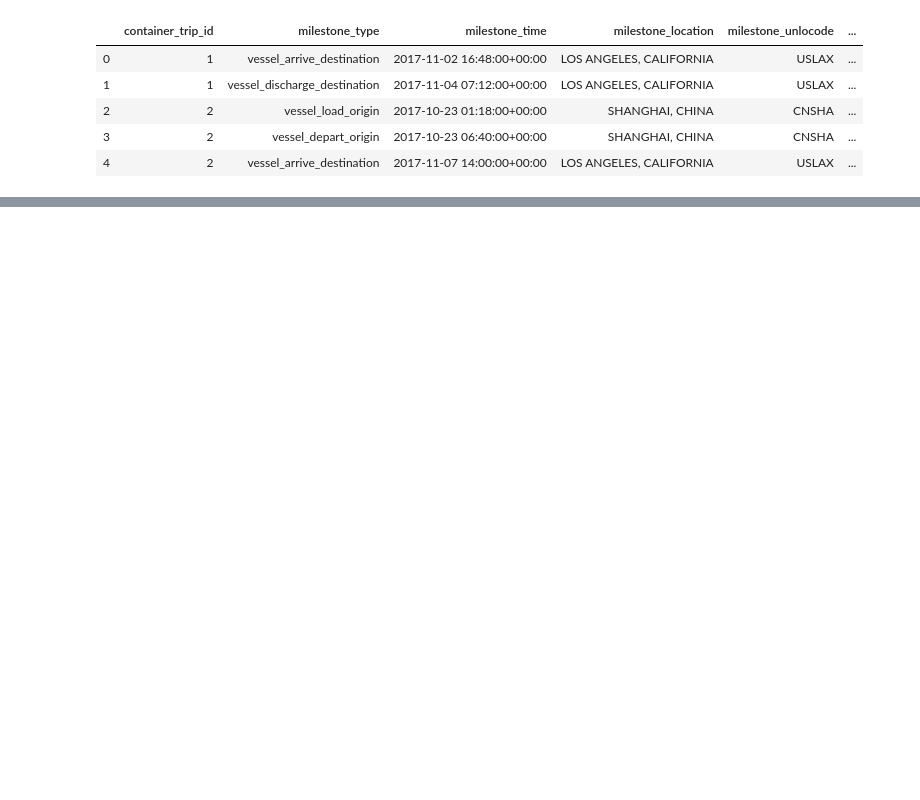
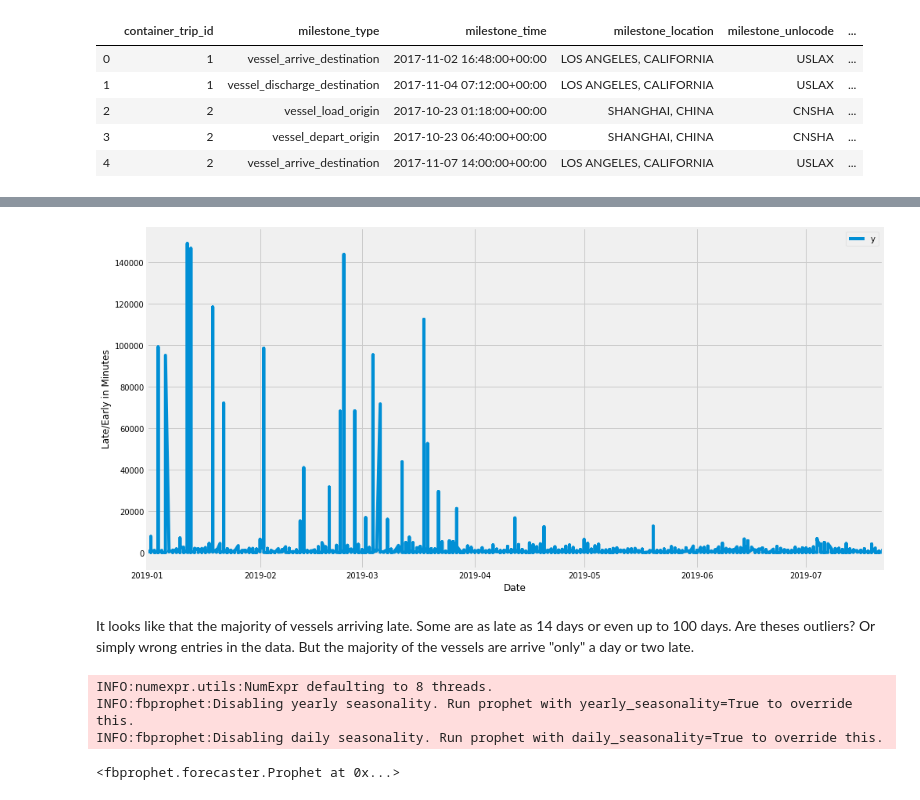
Before and after one commit to stephanosterburg/coding_challenges, a Jupyter notebook: clearmetal/notebook.ipynb, the cells around one changed output, grey strips where cells are left out. Drawn from its saved outputs; the diff is of its cells as text; code cells hidden in the pictures; blank space fills up the shorter version.

Commit message:
Update notebook.ipynb
add fbprophet

```diff
--- a/clearmetal/notebook.ipynb
+++ b/clearmetal/notebook.ipynb
@@ -812,0 +818,5 @@ df.head()
+# %%
+df['time_difference'] = df['date_received'] - df['milestone_time']
+df['timedelta_in_min'] = pd.to_timedelta(df['time_difference']).astype('timedelta64[m]').astype(int)
+df.drop(['time_difference'], axis=1, inplace=True)
+df.head()
@@ -812,0 +832,9 @@ df.head()
+# %%
+# Get only arrival data for the year 2019
+arrival_df = df[(df['milestone_type'] == 'vessel_arrive_destination') &
+               (df['year'] == 2019)].reset_index(drop=True)
+# %%
+# All we need for prophet is date and the delta
+ts = arrival_df.loc[:, ('date', 'timedelta_in_min')]
+ts = ts.rename(columns={'date': 'ds', 'timedelta_in_min': 'y'})
+ts.head()
@@ -812,0 +848,21 @@ df.head()
+# %%
+ax = ts.set_index('ds').plot(figsize=(16, 8))
+ax.set_ylabel('Late/Early in Minutes')
+ax.set_xlabel('Date')
+
+plt.show();
+# %% [output]
+[figure, added]
+# %% [markdown]
+It looks like that the majority of vessels arriving late. Some are as late as 14 days or even up to 100 days. Are theses outliers? Or simply wrong entries in the data. But the majority of the vessels are arrive "only" a day or two late.
+# %%
+# set the uncertainty interval to 95% (the Prophet default is 80%)
+Model = proph(interval_width=0.95)
+
+# Fit the timeseries into Model
+Model.fit(ts)
+# %% [output]
+INFO:numexpr.utils:NumExpr defaulting to 8 threads.
+INFO:fbprophet:Disabling yearly seasonality. Run prophet with yearly_seasonality=True to override this.
+INFO:fbprophet:Disabling daily seasonality. Run prophet with daily_seasonality=True to override this.
+<fbprophet.forecaster.Prophet at 0x...>
```
Also changed, not shown: parts of 13 cells of this notebook.
